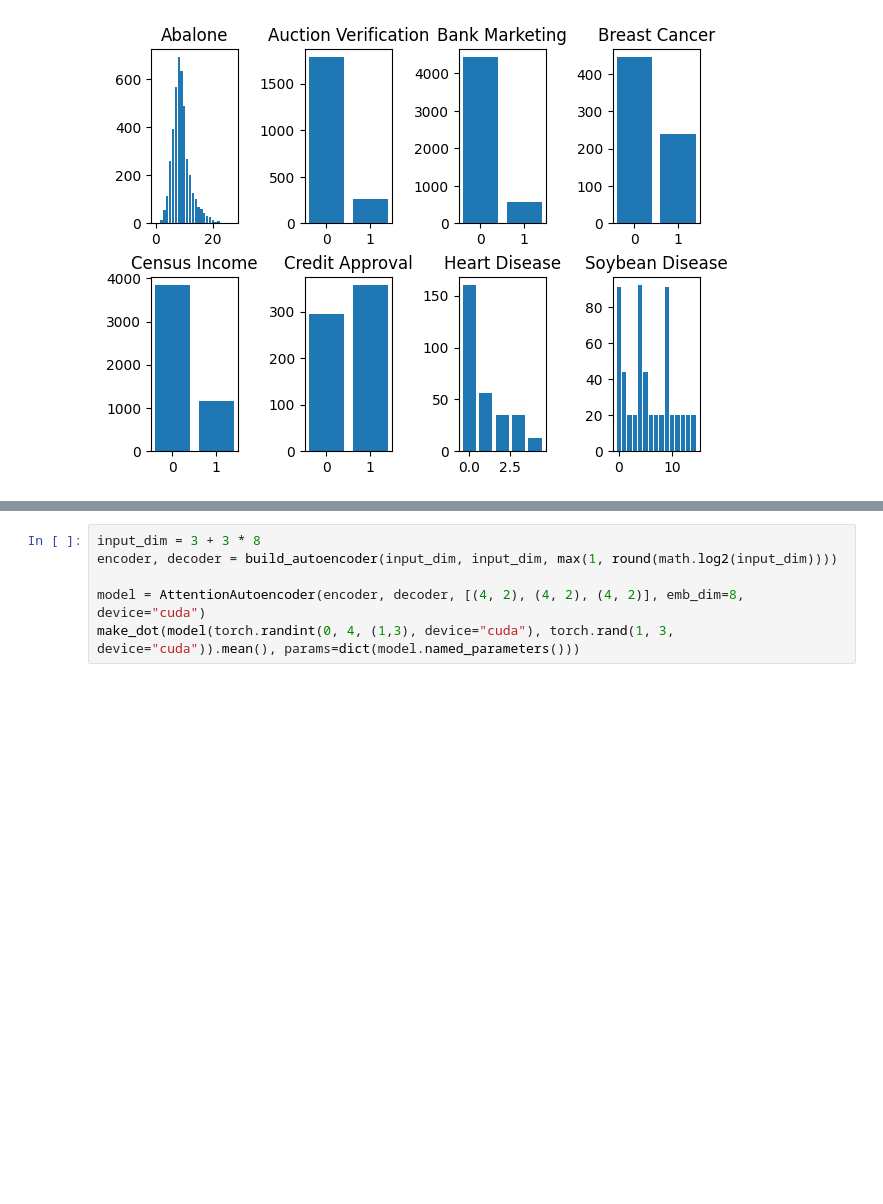
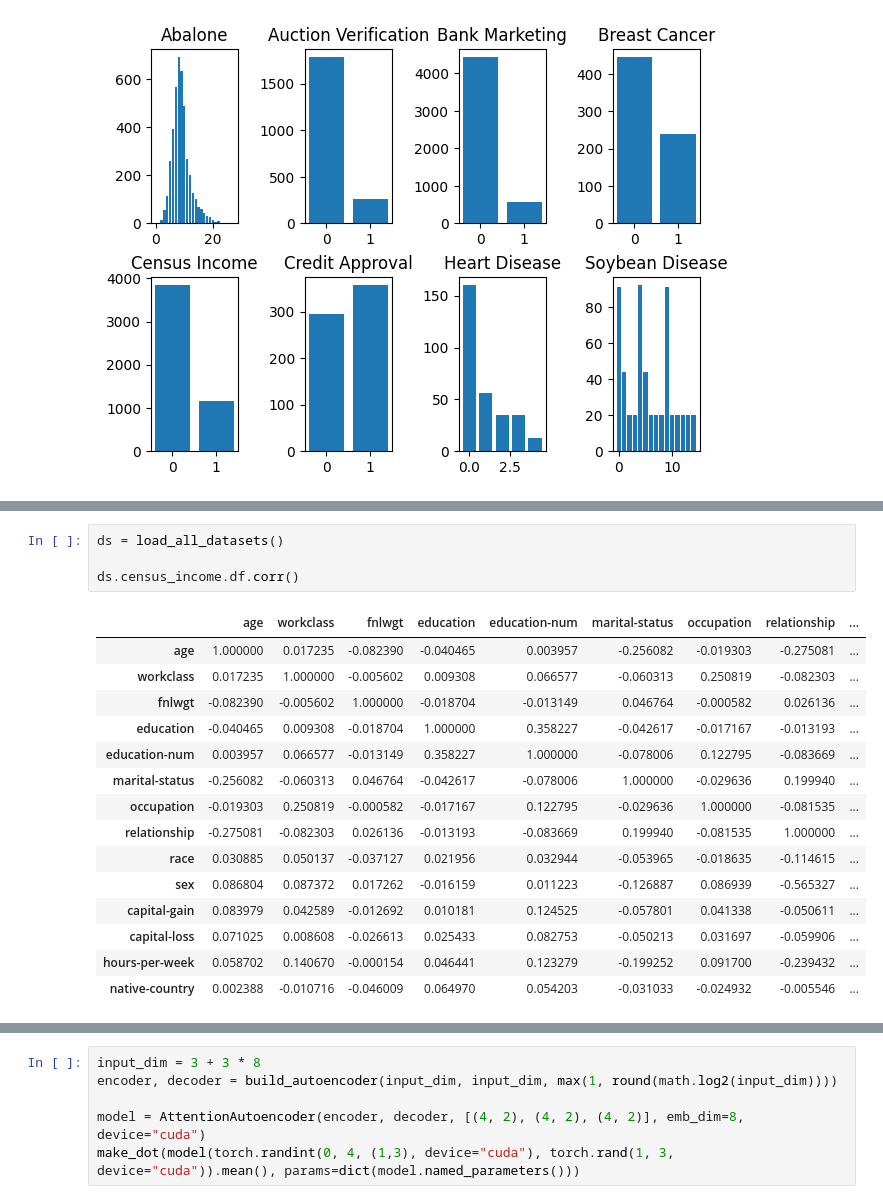
Before and after one commit to jaanisfehling/attention-mixed-type-clustering, a Jupyter notebook: graphics.ipynb, the cells around one changed output, grey strips where cells are left out. Cells and saved outputs as stored; diff of their text form; blank space fills up the shorter version.

```diff
--- a/graphics.ipynb
+++ b/graphics.ipynb
@@ -95,0 +136,20 @@ plt.show()
+# %%
+ds = load_all_datasets()
+
+ds.census_income.df.corr()
+# %% [output]
+|  | age | workclass | fnlwgt | education | education-num | marital-status | occupation | relationship | ... |
+| age | 1.000000 | 0.017235 | -0.082390 | -0.040465 | 0.003957 | -0.256082 | -0.019303 | -0.275081 | ... |
+| workclass | 0.017235 | 1.000000 | -0.005602 | 0.009308 | 0.066577 | -0.060313 | 0.250819 | -0.082303 | ... |
+| fnlwgt | -0.082390 | -0.005602 | 1.000000 | -0.018704 | -0.013149 | 0.046764 | -0.000582 | 0.026136 | ... |
+| education | -0.040465 | 0.009308 | -0.018704 | 1.000000 | 0.358227 | -0.042617 | -0.017167 | -0.013193 | ... |
+| education-num | 0.003957 | 0.066577 | -0.013149 | 0.358227 | 1.000000 | -0.078006 | 0.122795 | -0.083669 | ... |
+| marital-status | -0.256082 | -0.060313 | 0.046764 | -0.042617 | -0.078006 | 1.000000 | -0.029636 | 0.199940 | ... |
+| occupation | -0.019303 | 0.250819 | -0.000582 | -0.017167 | 0.122795 | -0.029636 | 1.000000 | -0.081535 | ... |
+| relationship | -0.275081 | -0.082303 | 0.026136 | -0.013193 | -0.083669 | 0.199940 | -0.081535 | 1.000000 | ... |
+| race | 0.030885 | 0.050137 | -0.037127 | 0.021956 | 0.032944 | -0.053965 | -0.018635 | -0.114615 | ... |
+| sex | 0.086804 | 0.087372 | 0.017262 | -0.016159 | 0.011223 | -0.126887 | 0.086939 | -0.565327 | ... |
+| capital-gain | 0.083979 | 0.042589 | -0.012692 | 0.010181 | 0.124525 | -0.057801 | 0.041338 | -0.050611 | ... |
+| capital-loss | 0.071025 | 0.008608 | -0.026613 | 0.025433 | 0.082753 | -0.050213 | 0.031697 | -0.059906 | ... |
+| hours-per-week | 0.058702 | 0.140670 | -0.000154 | 0.046441 | 0.123279 | -0.199252 | 0.091700 | -0.239432 | ... |
+| native-country | 0.002388 | -0.010716 | -0.046009 | 0.064970 | 0.054203 | -0.031033 | -0.024932 | -0.005546 | ... |
```
Also changed, not shown: parts of 3 cells of this notebook, 5 other files.
